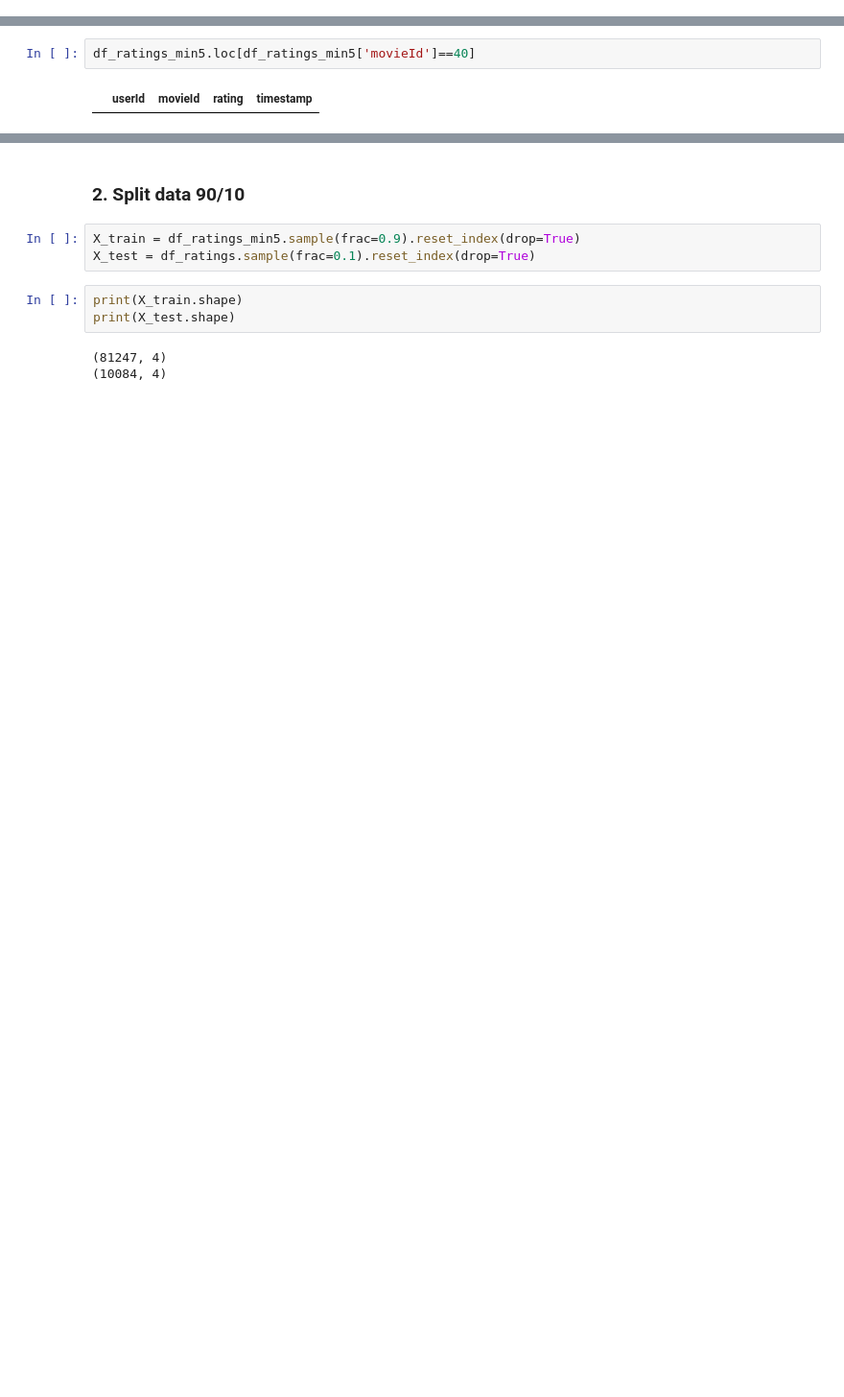
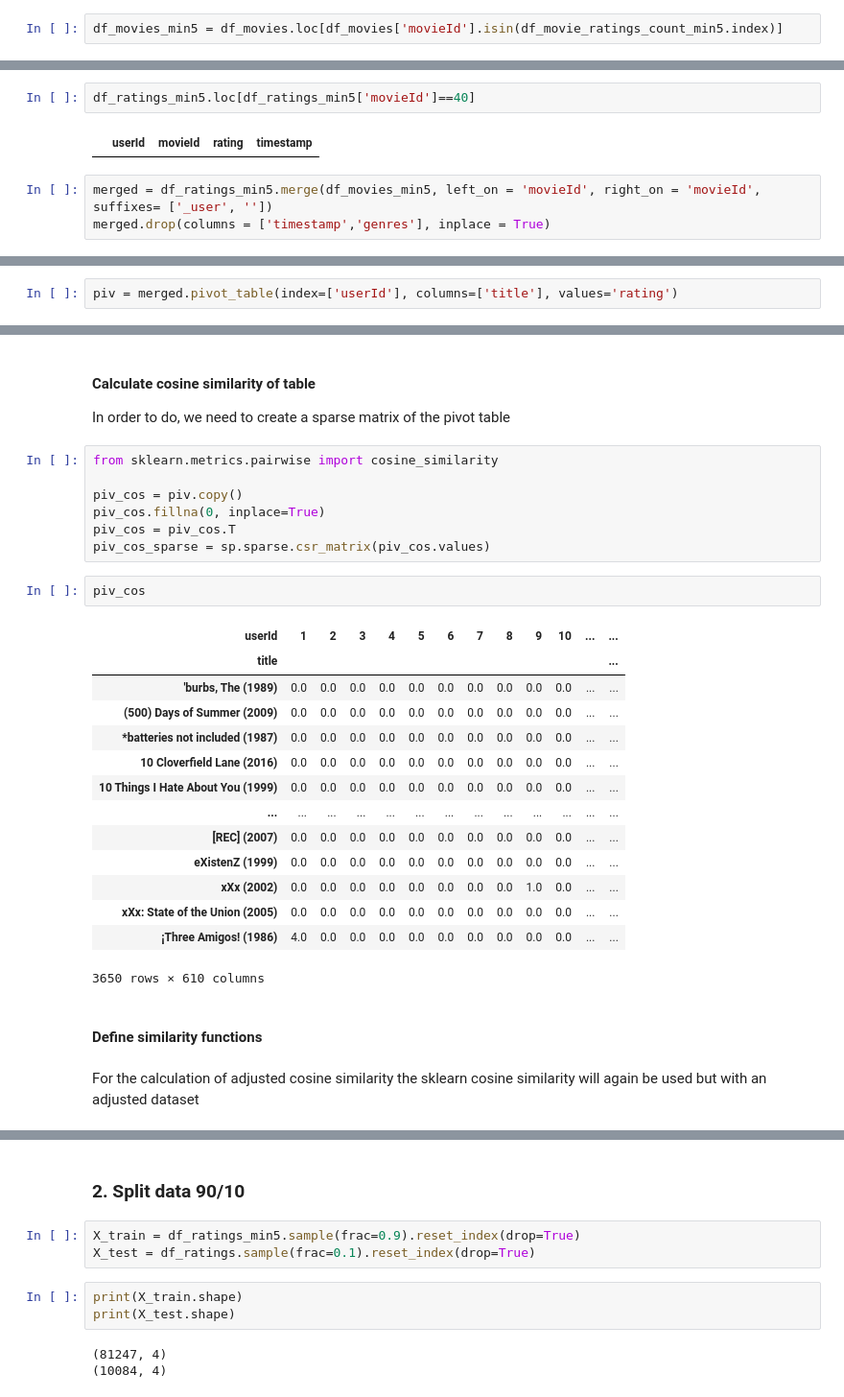
Before and after one commit to GeorgiaKp/MovieRecommender, a Jupyter notebook: MovieRecommender.ipynb, the cells around one changed output, grey strips where cells are left out. Shown: that part at 96% size. Saved outputs shown, nothing was run; the diff lists cells and outputs as text; blank space fills up the shorter version.

```diff
--- a/MovieRecommender.ipynb
+++ b/MovieRecommender.ipynb
@@ -105,5 +98,7 @@ print(len(df_movie_ratings_count.index)-len(df_movie_ratings_count_min5.index),
 # %%
 df_ratings_min5 = df_ratings.loc[df_ratings['movieId'].isin(df_movie_ratings_count_min5.index)]
+# %%
+df_movies_min5 = df_movies.loc[df_movies['movieId'].isin(df_movie_ratings_count_min5.index)]
 # %%
 print(df_ratings_min5.shape)
 print(df_ratings.shape)
@@ -127,3 +132,6 @@ df_ratings.loc[df_ratings['movieId']==40]
 df_ratings_min5.loc[df_ratings_min5['movieId']==40]
 # %% [output]
 |  | userId | movieId | rating | timestamp |
+# %%
+merged = df_ratings_min5.merge(df_movies_min5, left_on = 'movieId', right_on = 'movieId', suffixes= ['_user', ''])
+merged.drop(columns = ['timestamp','genres'], inplace = True)
@@ -129,0 +157,2 @@ df_ratings_min5.loc[df_ratings_min5['movieId']==40]
+# %%
+piv = merged.pivot_table(index=['userId'], columns=['title'], values='rating')
@@ -129,0 +190,31 @@ df_ratings_min5.loc[df_ratings_min5['movieId']==40]
+# %% [markdown]
+#### Calculate cosine similarity of table
+In order to do, we need to create a sparse matrix of the pivot table
+# %%
+from sklearn.metrics.pairwise import cosine_similarity
+
+piv_cos = piv.copy()
+piv_cos.fillna(0, inplace=True)
+piv_cos = piv_cos.T
+piv_cos_sparse = sp.sparse.csr_matrix(piv_cos.values)
+# %%
+piv_cos
+# %% [output]
+| userId | 1 | 2 | 3 | 4 | 5 | 6 | 7 | 8 | 9 | 10 | ... | ... |
+| title |  |  |  |  |  |  |  |  |  |  |  | ... |
+| 'burbs, The (1989) | 0.0 | 0.0 | 0.0 | 0.0 | 0.0 | 0.0 | 0.0 | 0.0 | 0.0 | 0.0 | ... | ... |
+| (500) Days of Summer (2009) | 0.0 | 0.0 | 0.0 | 0.0 | 0.0 | 0.0 | 0.0 | 0.0 | 0.0 | 0.0 | ... | ... |
+| *batteries not included (1987) | 0.0 | 0.0 | 0.0 | 0.0 | 0.0 | 0.0 | 0.0 | 0.0 | 0.0 | 0.0 | ... | ... |
+| 10 Cloverfield Lane (2016) | 0.0 | 0.0 | 0.0 | 0.0 | 0.0 | 0.0 | 0.0 | 0.0 | 0.0 | 0.0 | ... | ... |
+| 10 Things I Hate About You (1999) | 0.0 | 0.0 | 0.0 | 0.0 | 0.0 | 0.0 | 0.0 | 0.0 | 0.0 | 0.0 | ... | ... |
+| ... | ... | ... | ... | ... | ... | ... | ... | ... | ... | ... | ... | ... |
+| [REC] (2007) | 0.0 | 0.0 | 0.0 | 0.0 | 0.0 | 0.0 | 0.0 | 0.0 | 0.0 | 0.0 | ... | ... |
+| eXistenZ (1999) | 0.0 | 0.0 | 0.0 | 0.0 | 0.0 | 0.0 | 0.0 | 0.0 | 0.0 | 0.0 | ... | ... |
+| xXx (2002) | 0.0 | 0.0 | 0.0 | 0.0 | 0.0 | 0.0 | 0.0 | 0.0 | 1.0 | 0.0 | ... | ... |
+| xXx: State of the Union (2005) | 0.0 | 0.0 | 0.0 | 0.0 | 0.0 | 0.0 | 0.0 | 0.0 | 0.0 | 0.0 | ... | ... |
+| ¡Three Amigos! (1986) | 4.0 | 0.0 | 0.0 | 0.0 | 0.0 | 0.0 | 0.0 | 0.0 | 0.0 | 0.0 | ... | ... |
+3650 rows × 610 columns
+# %% [markdown]
+#### Define similarity functions
+# %% [markdown]
+For the calculation of adjusted cosine similarity the sklearn cosine similarity will again be used but with an adjusted dataset
```
Also changed, not shown: parts of 31 cells of this notebook.
